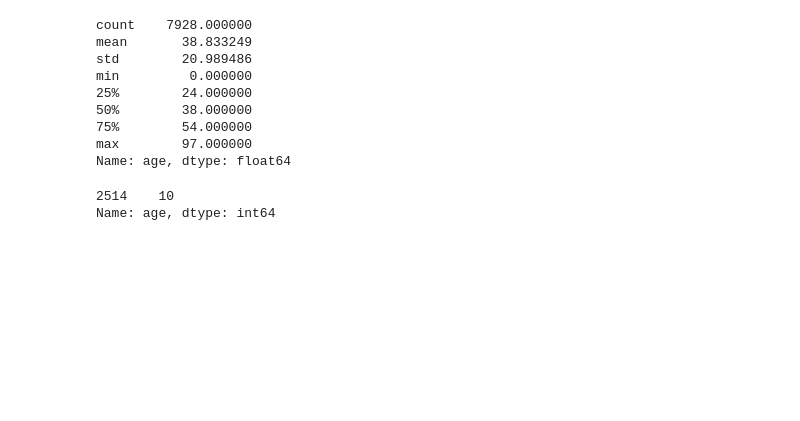
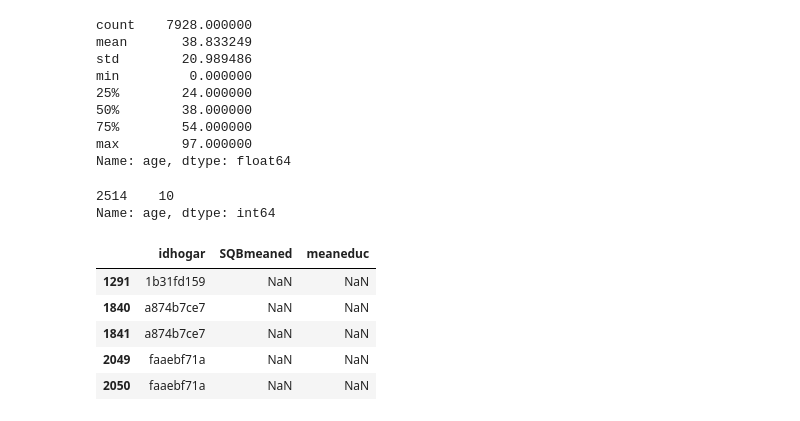
Before and after one commit to leandrorodor/PGR-IESB-P9043-CDNA-20203, a Jupyter notebook: projeto_kaggle.ipynb, the cells around one changed output. Cells and saved outputs as stored; diff of their text form; code cells hidden in the pictures; blank space fills up the shorter version.

```diff
--- a/projeto_kaggle.ipynb
+++ b/projeto_kaggle.ipynb
@@ -276,3 +276,17 @@ train.loc[train.rez_esc.isnull(), 'age']
 # %% [output]
 2514    10
 Name: age, dtype: int64
+# %%
+#SQBmeaned: quadrado da média de anos de educação de adultos (> = 18) da família
+#meaneduc: média d eanos de educação formal para adultos (18+)
+
+train.loc [(train.SQBmeaned.isnull ()) | (train.meaneduc.isnull ()), ['idhogar', 'SQBmeaned', 'meaneduc']]
+
+# Substituição de meaneduc pela média de todos os anos de educação de adultos (> = 18) na família. SQB significa meaneduc²
+# %% [output]
+|  | idhogar | SQBmeaned | meaneduc |
+| 1291 | 1b31fd159 | NaN | NaN |
+| 1840 | a874b7ce7 | NaN | NaN |
+| 1841 | a874b7ce7 | NaN | NaN |
+| 2049 | faaebf71a | NaN | NaN |
+| 2050 | faaebf71a | NaN | NaN |
```
Also changed, not shown: parts of 12 cells of this notebook.
